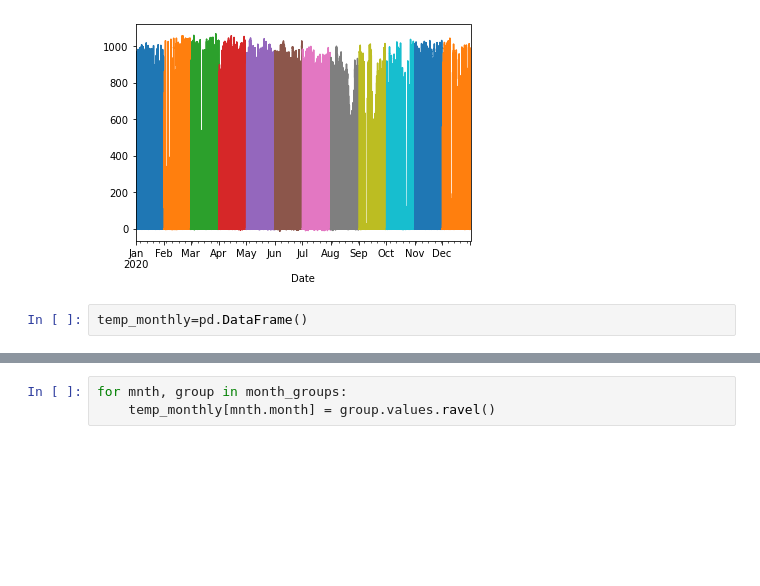
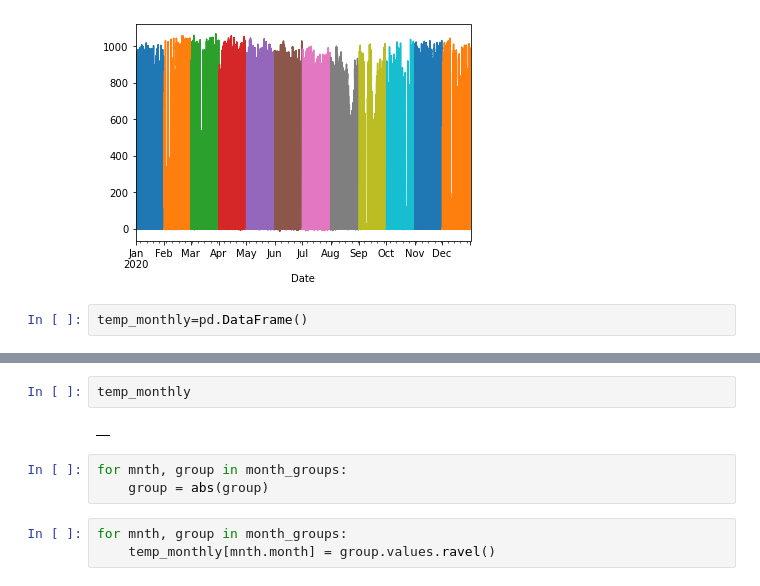
Before and after one commit to andrewschmeck/Predicting-Solar-Irradiance, a Jupyter notebook: notebook.ipynb, the cells around one changed output, grey strips where cells are left out. Cells and saved outputs as stored; diff of their text form; blank space fills up the shorter version.

```diff
--- a/notebook.ipynb
+++ b/notebook.ipynb
@@ -65,3 +77,10 @@ temp_monthly=pd.DataFrame()
+# %%
+temp_monthly
+# %% [output]
+|  |
+# %%
+for mnth, group in month_groups:
+    group = abs(group)
 # %%
 for mnth, group in month_groups:
     temp_monthly[mnth.month] = group.values.ravel()
```
Also changed, not shown: parts of 19 cells of this notebook.
